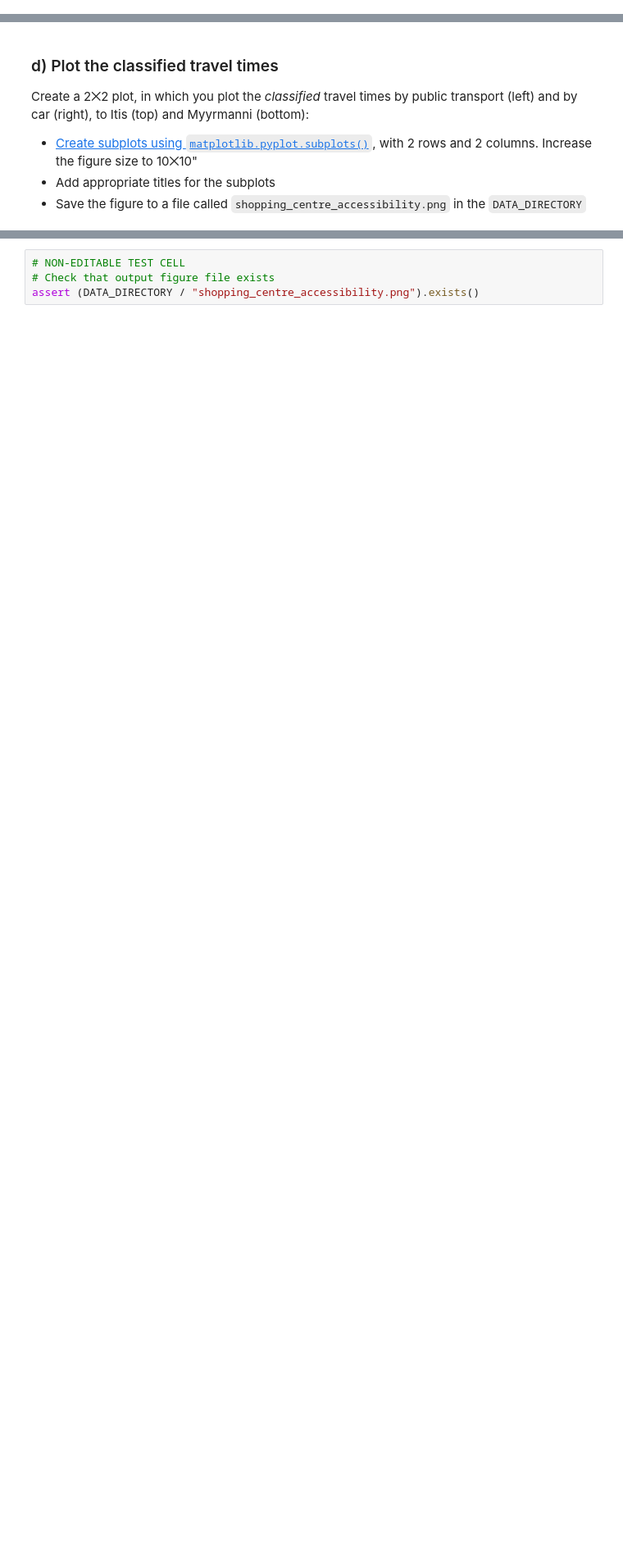
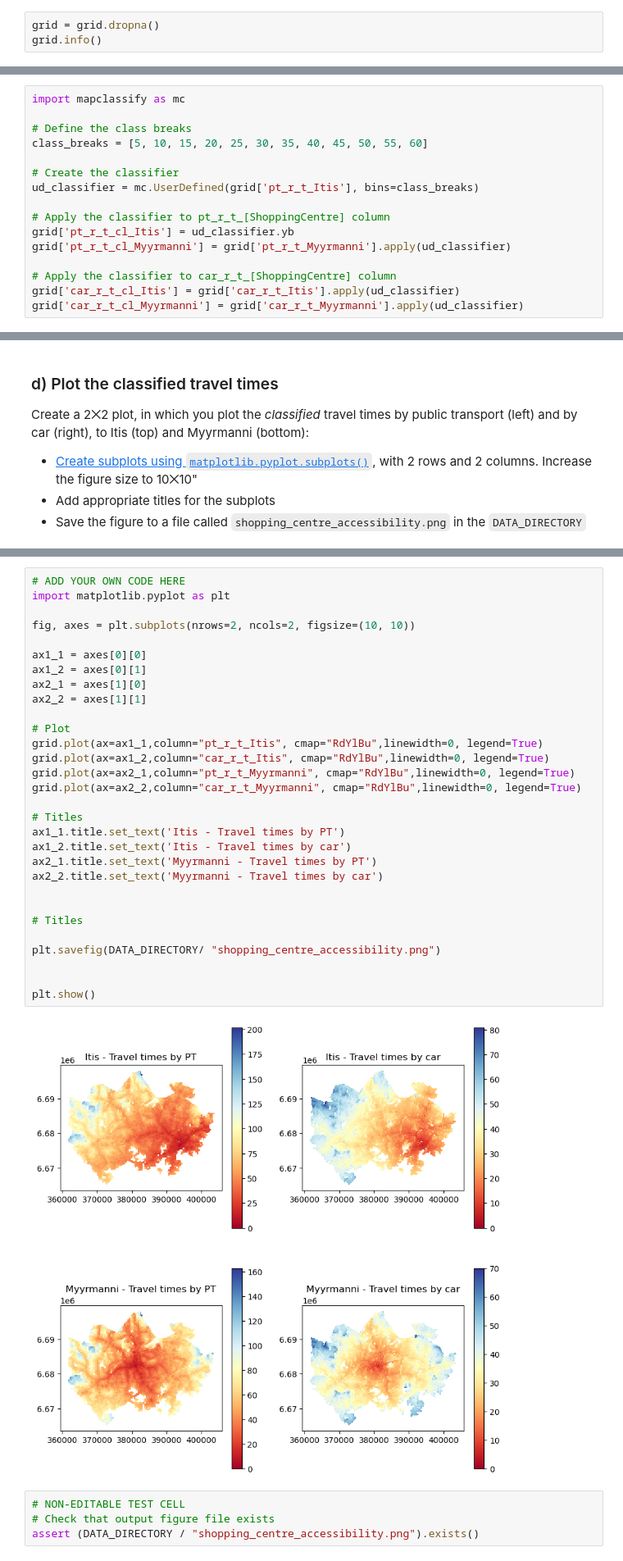
Before and after one commit to Stephen137/Automating-GIS-processes, a Jupyter notebook: exercises/exercise_04_01.ipynb, the cells around one changed output, grey strips where cells are left out. Shown at 82% size. Saved outputs shown, nothing was run; the diff lists cells and outputs as text; blank space fills up the shorter version.

```diff
--- a/exercises/exercise_04_01.ipynb
+++ b/exercises/exercise_04_01.ipynb
@@ -250,0 +433,3 @@ Excellent, now we are ready to join this non-spatial to our spatial data.
+# %%
+grid = grid.dropna()
+grid.info()
@@ -283,0 +530,16 @@ Classify the travel times for both travel modes (public transport and private ca
+# %%
+import mapclassify as mc
+
+# Define the class breaks
+class_breaks = [5, 10, 15, 20, 25, 30, 35, 40, 45, 50, 55, 60]
+
+# Create the classifier
+ud_classifier = mc.UserDefined(grid['pt_r_t_Itis'], bins=class_breaks)
+
+# Apply the classifier to pt_r_t_[ShoppingCentre] column
+grid['pt_r_t_cl_Itis'] = ud_classifier.yb
+grid['pt_r_t_cl_Myyrmanni'] = grid['pt_r_t_Myyrmanni'].apply(ud_classifier)
+
+# Apply the classifier to car_r_t_[ShoppingCentre] column
+grid['car_r_t_cl_Itis'] = grid['car_r_t_Itis'].apply(ud_classifier)
+grid['car_r_t_cl_Myyrmanni'] = grid['car_r_t_Myyrmanni'].apply(ud_classifier)
@@ -306,3 +631,35 @@ to Itis (top) and Myyrmanni (bottom):
+# %%
+# ADD YOUR OWN CODE HERE
+import matplotlib.pyplot as plt
+
+fig, axes = plt.subplots(nrows=2, ncols=2, figsize=(10, 10))
+
+ax1_1 = axes[0][0]
+ax1_2 = axes[0][1]
+ax2_1 = axes[1][0]
+ax2_2 = axes[1][1]
+
+# Plot
+grid.plot(ax=ax1_1,column="pt_r_t_Itis", cmap="RdYlBu",linewidth=0, legend=True)
+grid.plot(ax=ax1_2,column="car_r_t_Itis", cmap="RdYlBu",linewidth=0, legend=True)
+grid.plot(ax=ax2_1,column="pt_r_t_Myyrmanni", cmap="RdYlBu",linewidth=0, legend=True)
+grid.plot(ax=ax2_2,column="car_r_t_Myyrmanni", cmap="RdYlBu",linewidth=0, legend=True)
+
+# Titles
+ax1_1.title.set_text('Itis - Travel times by PT')
+ax1_2.title.set_text('Itis - Travel times by car')
+ax2_1.title.set_text('Myyrmanni - Travel times by PT')
+ax2_2.title.set_text('Myyrmanni - Travel times by car')
+
+
+# Titles
+
+plt.savefig(DATA_DIRECTORY/ "shopping_centre_accessibility.png")
+
+
+plt.show()
+# %% [output]
+[figure, added]
 # %%
 # NON-EDITABLE TEST CELL
 # Check that output figure file exists
```
Also changed, not shown: parts of 54 cells of this notebook.
